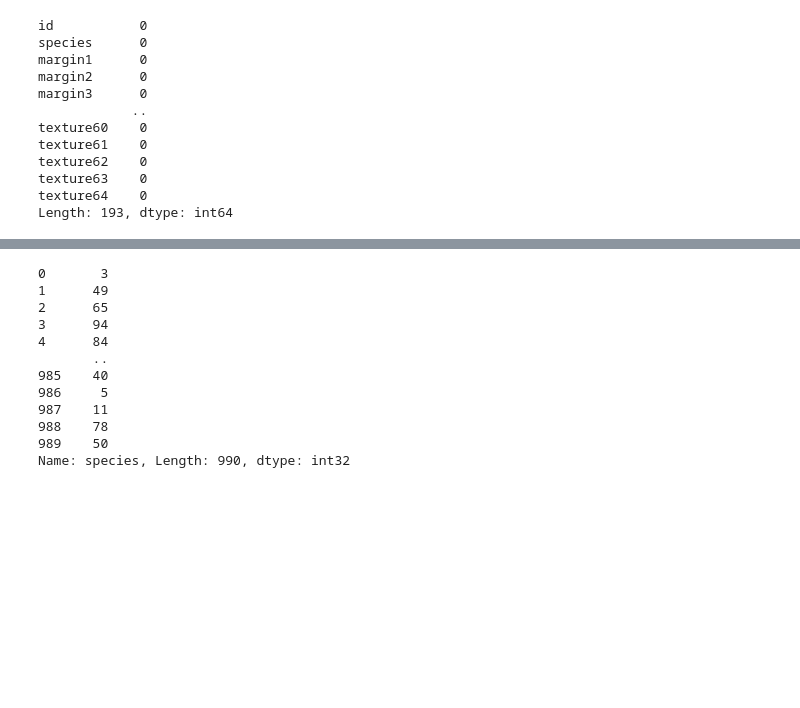
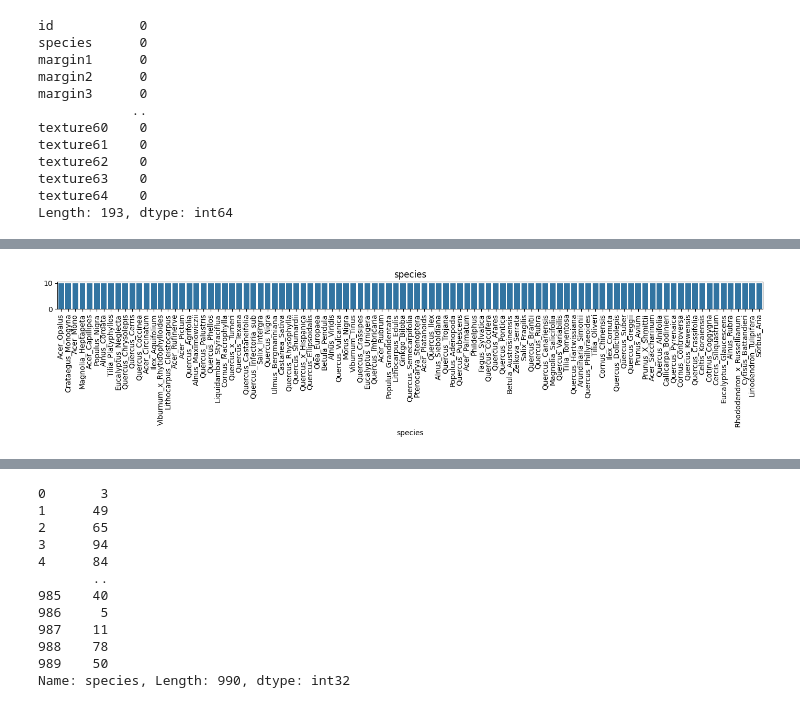
Before and after one commit to Aya-gamal2211/DeepLearning, a Jupyter notebook: dataPreprocessing.ipynb, the cells around one changed output, grey strips where cells are left out. Saved outputs shown, nothing was run; the diff lists cells and outputs as text; code cells hidden in the pictures; blank space fills up the shorter version.

```diff
--- a/dataPreprocessing.ipynb
+++ b/dataPreprocessing.ipynb
@@ -94,0 +89,22 @@ plt.show()
+# %%
+import matplotlib.pyplot as plt
+import seaborn as sns
+
+plt.figure(figsize=(80, 20))
+
+columns = 4
+i = 0
+
+for col in train_data.select_dtypes('object'):
+    value_counts = train_data[col].value_counts()
+    num_values = len(value_counts)
+    plt.subplot(int(num_values / columns + 1), columns, i + 1)
+    sns.barplot(x=value_counts.index, y=value_counts.values)
+    plt.xticks(rotation=90)
+    plt.title(col)
+    i += 1
+
+plt.tight_layout()
+plt.show()
+# %% [output]
+[figure, added]
```
Also changed, not shown: parts of 3 cells of this notebook, 45 other files.
